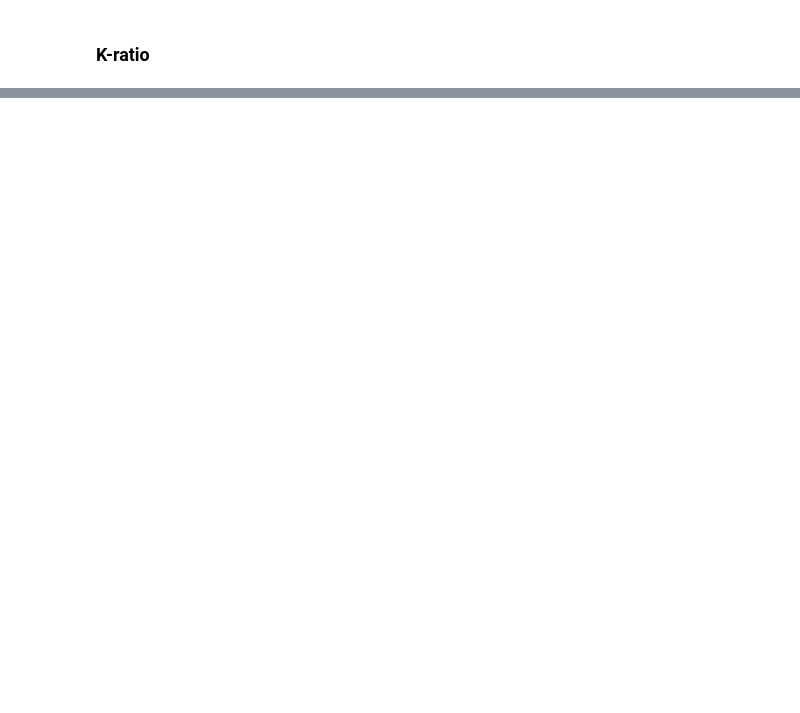
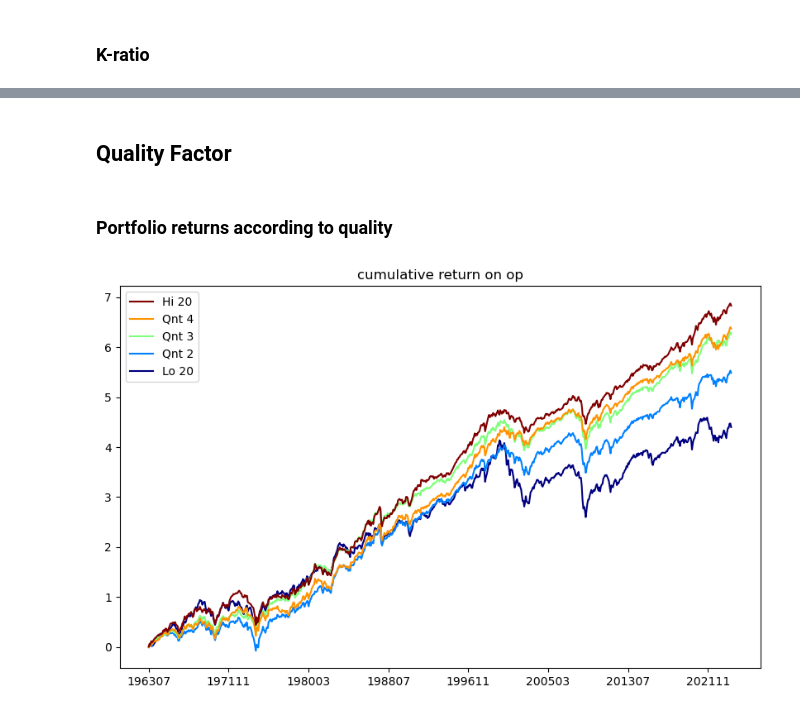
Before and after one commit to ahn283/projects, a Jupyter notebook: portflolio/factor_portfolio_understand.ipynb, the cells around one changed output, grey strips where cells are left out. Cells and saved outputs as stored; diff of their text form; code cells hidden in the pictures; blank space fills up the shorter version.

```diff
--- a/portflolio/factor_portfolio_understand.ipynb
+++ b/portflolio/factor_portfolio_understand.ipynb
@@ -611,0 +612,28 @@ plt.show()
+# %% [markdown]
+## Quality Factor
+# %% [markdown]
+### Portfolio returns according to quality
+# %%
+# zip file link
+url = 'https://mba.tuck.dartmouth.edu/pages/faculty/ken.french/ftp/Portfolios_Formed_on_OP_CSV.zip'
+
+# top 24 lines are explanation about data, ignore them with skiprows paramters
+df_op = pd.read_csv(url, skiprows=24, encoding='cp1252', index_col=0)
+
+# the file has monthly return, annual return, stocks in portfolio, and so on.
+# 이중 시가총액가중방식 포트폴리오에 해당하는 부분만 찾기 위해 isna() 함수를 통해 처음으로 na가 나타나는 지점(end_point)를 찾는다.
+end_point = np.where(pd.isna(df_op.iloc[:, 2]))[0][0]
+# 시가총액가중방식 수익률에 해당하는 부분만 선택하여, 20%씩 나눈 열을 선택 후 모든 열을 숫자 형태로 변경
+df_op_vw = df_op.iloc[0:end_point][['Lo 20', 'Qnt 2', 'Qnt 3', 'Qnt 4', 'Hi 20']].apply(pd.to_numeric)
+# 로그 누적 수익률
+df_op_cum = np.log(1 + df_op_vw / 100).cumsum()
+
+plt.rc('axes', unicode_minus=False)
+
+df_op_cum.plot(figsize=(10, 6),
+               colormap=cm.jet,
+               legend='reverse',
+               title='cumulative return on op')
+plt.show()
+# %% [output]
+[figure, added]
```
Also changed, not shown: parts of 75 cells of this notebook, 13 other files.
